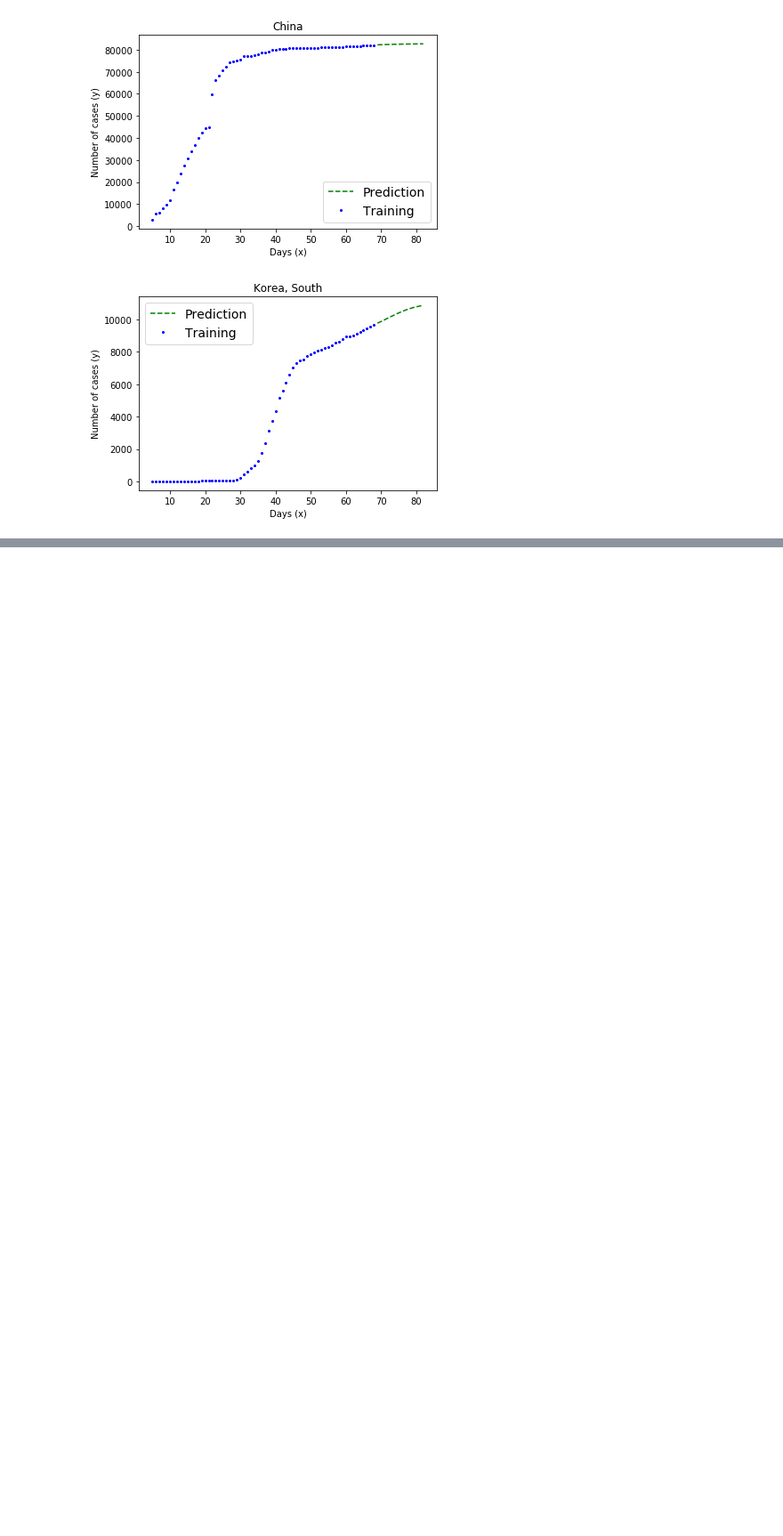
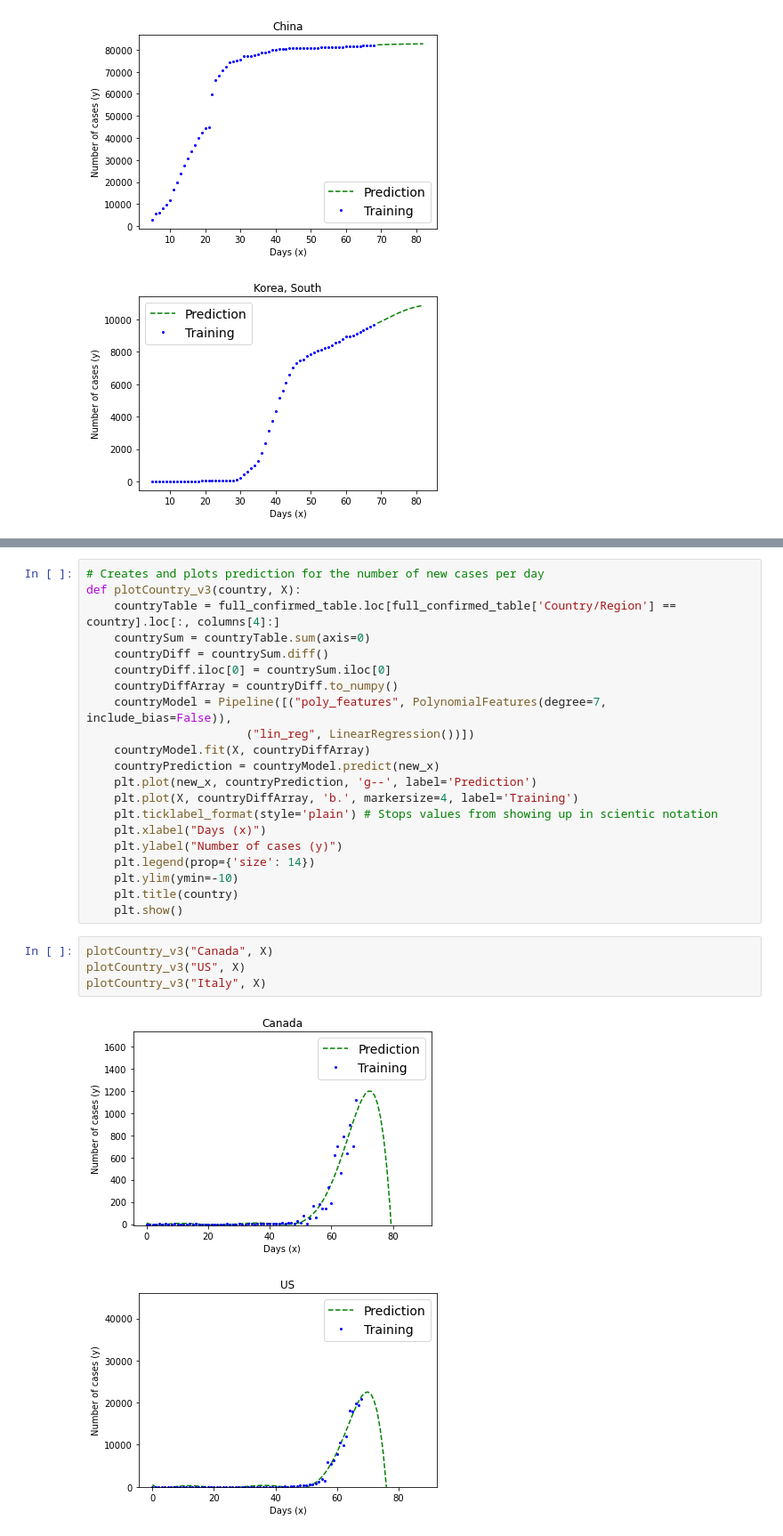
Before and after one commit to moslehm/COVID19-ML-Predictions, a Jupyter notebook: COVID-19 Predictions.ipynb, the cells around one changed output, grey strips where cells are left out. Shown at 89% size. Saved outputs shown, nothing was run; the diff lists cells and outputs as text; blank space fills up the shorter version.

```diff
--- a/COVID-19 Predictions.ipynb
+++ b/COVID-19 Predictions.ipynb
@@ -233,0 +273,28 @@ plotCountry_v2("Korea, South", X, daysToGoBack, daysToPredict)
+# %%
+# Creates and plots prediction for the number of new cases per day
+def plotCountry_v3(country, X):
+    countryTable = full_confirmed_table.loc[full_confirmed_table['Country/Region'] == country].loc[:, columns[4]:]
+    countrySum = countryTable.sum(axis=0)
+    countryDiff = countrySum.diff()
+    countryDiff.iloc[0] = countrySum.iloc[0]
+    countryDiffArray = countryDiff.to_numpy()
+    countryModel = Pipeline([("poly_features", PolynomialFeatures(degree=7, include_bias=False)),
+                       ("lin_reg", LinearRegression())])
+    countryModel.fit(X, countryDiffArray)
+    countryPrediction = countryModel.predict(new_x)
+    plt.plot(new_x, countryPrediction, 'g--', label='Prediction')
+    plt.plot(X, countryDiffArray, 'b.', markersize=4, label='Training')
+    plt.ticklabel_format(style='plain') # Stops values from showing up in scientic notation
+    plt.xlabel("Days (x)")
+    plt.ylabel("Number of cases (y)")
+    plt.legend(prop={'size': 14})
+    plt.ylim(ymin=-10)
+    plt.title(country)
+    plt.show()
+# %%
+plotCountry_v3("Canada", X)
+plotCountry_v3("US", X)
+plotCountry_v3("Italy", X)
+# %% [output]
+[figure, added]
+[figure, added]
```
Also changed, not shown: parts of 6 cells of this notebook.
